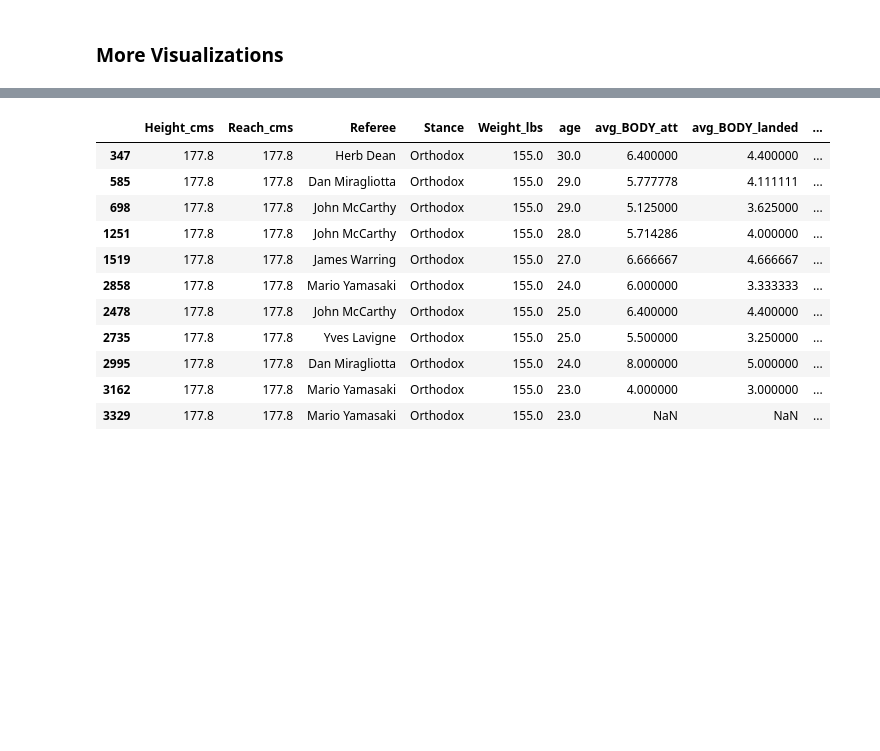
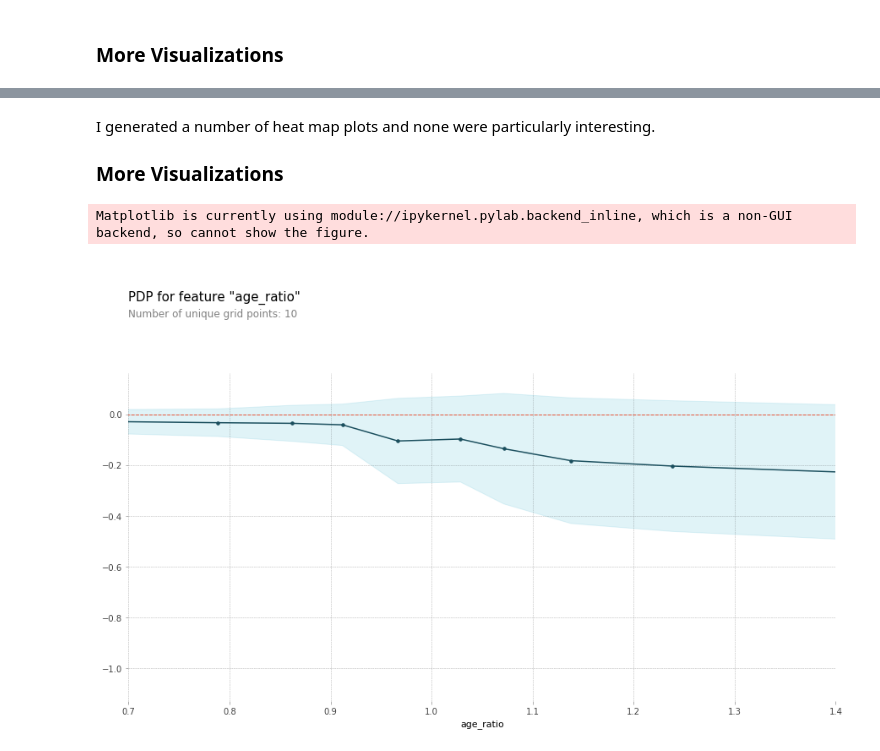
Before and after one commit to five-hundred-eleven/ufc-fight-prediction, a Jupyter notebook: ipynb/ufc-predictions.ipynb, the cells around one changed output, grey strips where cells are left out. Saved outputs shown, nothing was run; the diff lists cells and outputs as text; code cells hidden in the pictures; blank space fills up the shorter version.

```diff
--- a/ipynb/ufc-predictions.ipynb
+++ b/ipynb/ufc-predictions.ipynb
@@ -539,15 +541,0 @@ plot(fig)
-# %%
-fighters_df[fighters_df["fighter"] == "Khabib Nurmagomedov"]
-# %% [output]
-|  | Height_cms | Reach_cms | Referee | Stance | Weight_lbs | age | avg_BODY_att | avg_BODY_landed | ... |
-| 347 | 177.8 | 177.8 | Herb Dean | Orthodox | 155.0 | 30.0 | 6.400000 | 4.400000 | ... |
-| 585 | 177.8 | 177.8 | Dan Miragliotta | Orthodox | 155.0 | 29.0 | 5.777778 | 4.111111 | ... |
-| 698 | 177.8 | 177.8 | John McCarthy | Orthodox | 155.0 | 29.0 | 5.125000 | 3.625000 | ... |
-| 1251 | 177.8 | 177.8 | John McCarthy | Orthodox | 155.0 | 28.0 | 5.714286 | 4.000000 | ... |
-| 1519 | 177.8 | 177.8 | James Warring | Orthodox | 155.0 | 27.0 | 6.666667 | 4.666667 | ... |
-| 2858 | 177.8 | 177.8 | Mario Yamasaki | Orthodox | 155.0 | 24.0 | 6.000000 | 3.333333 | ... |
-| 2478 | 177.8 | 177.8 | John McCarthy | Orthodox | 155.0 | 25.0 | 6.400000 | 4.400000 | ... |
-| 2735 | 177.8 | 177.8 | Yves Lavigne | Orthodox | 155.0 | 25.0 | 5.500000 | 3.250000 | ... |
-| 2995 | 177.8 | 177.8 | Dan Miragliotta | Orthodox | 155.0 | 24.0 | 8.000000 | 5.000000 | ... |
-| 3162 | 177.8 | 177.8 | Mario Yamasaki | Orthodox | 155.0 | 23.0 | 4.000000 | 3.000000 | ... |
-| 3329 | 177.8 | 177.8 | Mario Yamasaki | Orthodox | 155.0 | 23.0 | NaN | NaN | ... |
@@ -553,0 +571,37 @@ fighters_df[fighters_df["fighter"] == "Khabib Nurmagomedov"]
+# %% [markdown]
+I generated a number of heat map plots and none were particularly interesting.
+
+### More Visualizations
+# %%
+
+transformer = make_pipeline(
+    ce.OrdinalEncoder(),
+    SimpleImputer(strategy="constant", fill_value=0),
+)
+
+model = make_pipeline(
+    XGBClassifier(n_jobs=-1, n_estimators=220, max_depth=76, learning_rate=0.25),
+)
+
+X_train_transformed = pd.DataFrame(data=transformer.fit_transform(X_train), columns=X_train.columns).astype(np.float64)
+X_test_transformed = pd.DataFrame(data=transformer.transform(X_test), columns=X_test.columns).astype(np.float64)
+
+model.fit(X_train_transformed, y_train)
+
+def pdpPlot(name):
+
+    isolated = pdp_isolate(
+        model=model,
+        dataset=X_test_transformed,
+        model_features=X_test.columns,
+        feature=name,
+    )
+
+    fig, ax = pdp_plot(isolated, feature_name=name)
+    ax["pdp_ax"].set_xlim([0.7, 1.4])
+    fig.show()
+# %%
+pdpPlot("age_ratio")
+# %% [output]
+Matplotlib is currently using module://ipykernel.pylab.backend_inline, which is a non-GUI backend, so cannot show the figure.
+[figure, added]
```
Also changed, not shown: parts of 13 cells of this notebook, 1 other file.
